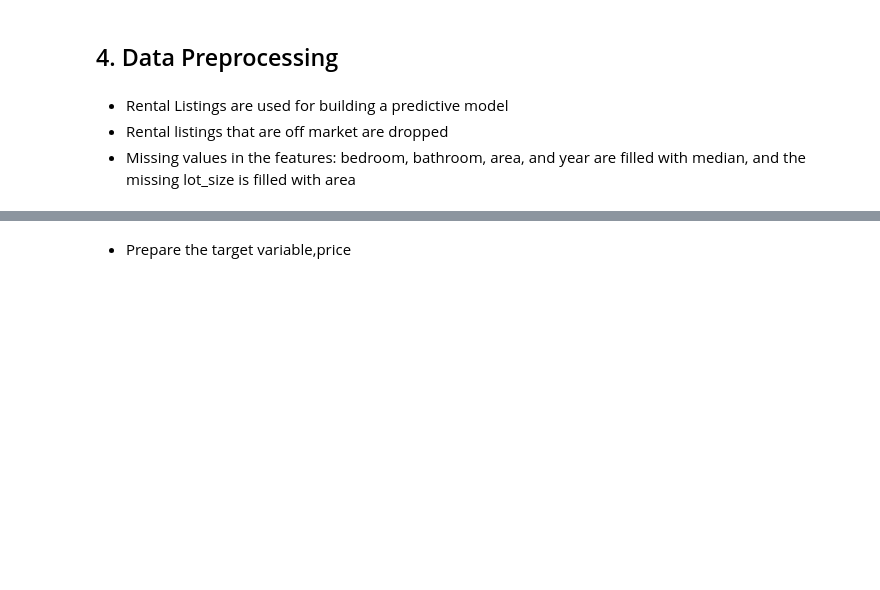
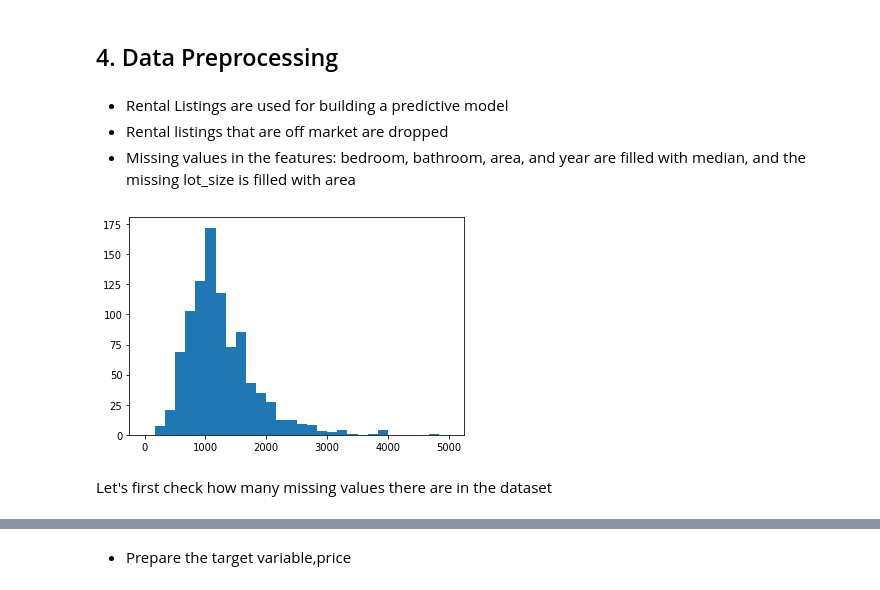
Before and after one commit to yundij/rental_investment_analysis, a Jupyter notebook: Zillow-Philly.ipynb, the cells around one changed output, grey strips where cells are left out. Drawn from its saved outputs; the diff is of its cells as text; code cells hidden in the pictures; blank space fills up the shorter version.

```diff
--- a/Zillow-Philly.ipynb
+++ b/Zillow-Philly.ipynb
@@ -57,3 +70,18 @@ rent_data.head(3)
 - Rental Listings are used for building a predictive model
 - Rental listings that are off market are dropped
 - Missing values in the features: bedroom, bathroom, area, and year are filled with median, and the missing lot_size is filled with area
+# %%
+rent_data_area = rent_data[~rent_data['area'].isnull()]
+# %%
+area = rent_data_area['area'].to_numpy().reshape(-1,1)
+bed = rent_data_area['bedroom'].to_numpy()
+bath = rent_data_area['bathroom'].to_numpy()
+bath[np.isnan(bath)]= 0
+bb = np.concatenate((bed.reshape(-1,1), bath.reshape(-1,1)),axis=1)
+# %%
+plt.hist(area,30,(0,5000))
+plt.show()
+# %% [output]
+[figure, added]
+# %% [markdown]
+Let's first check how many missing values there are in the dataset
```
Also changed, not shown: parts of 75 cells of this notebook.
